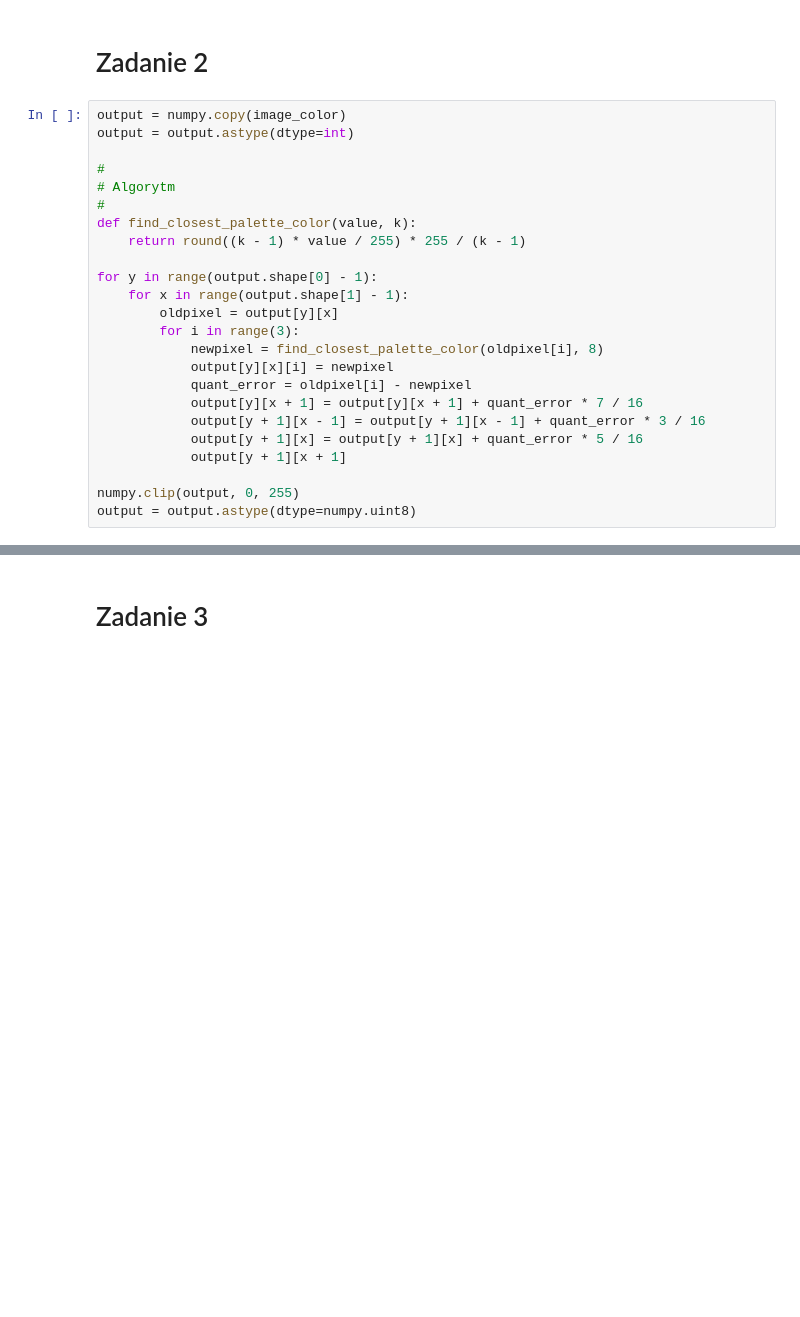
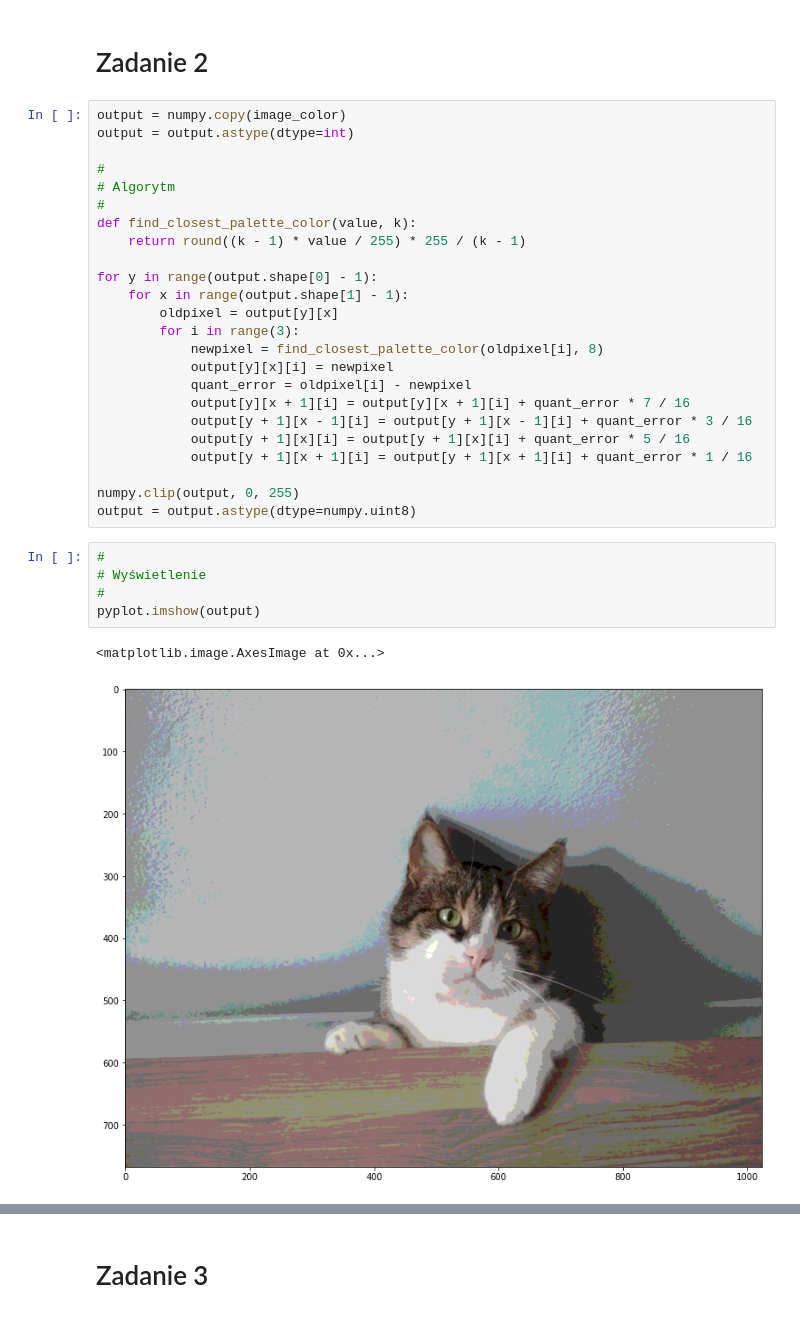
Before and after one commit to Pasti29/inzynieria-obrazow, a Jupyter notebook: lab6/rozwiazania.ipynb, the cells around one changed output, grey strips where cells are left out. Drawn from its saved outputs; the diff is of its cells as text; blank space fills up the shorter version.

```diff
--- a/lab6/rozwiazania.ipynb
+++ b/lab6/rozwiazania.ipynb
@@ -84,13 +84,21 @@ for y in range(output.shape[0] - 1):
             newpixel = find_closest_palette_color(oldpixel[i], 8)
             output[y][x][i] = newpixel
             quant_error = oldpixel[i] - newpixel
-            output[y][x + 1] = output[y][x + 1] + quant_error * 7 / 16
-            output[y + 1][x - 1] = output[y + 1][x - 1] + quant_error * 3 / 16
-            output[y + 1][x] = output[y + 1][x] + quant_error * 5 / 16
-            output[y + 1][x + 1]
+            output[y][x + 1][i] = output[y][x + 1][i] + quant_error * 7 / 16
+            output[y + 1][x - 1][i] = output[y + 1][x - 1][i] + quant_error * 3 / 16
+            output[y + 1][x][i] = output[y + 1][x][i] + quant_error * 5 / 16
+            output[y + 1][x + 1][i] = output[y + 1][x + 1][i] + quant_error * 1 / 16
 
 numpy.clip(output, 0, 255)
 output = output.astype(dtype=numpy.uint8)
+# %%
+#
+# Wyświetlenie
+#
+pyplot.imshow(output)
+# %% [output]
+<matplotlib.image.AxesImage at 0x...>
+[figure, added]
 # %%
 #
 # Histogram
```
Also changed, not shown: parts of 3 cells of this notebook.
